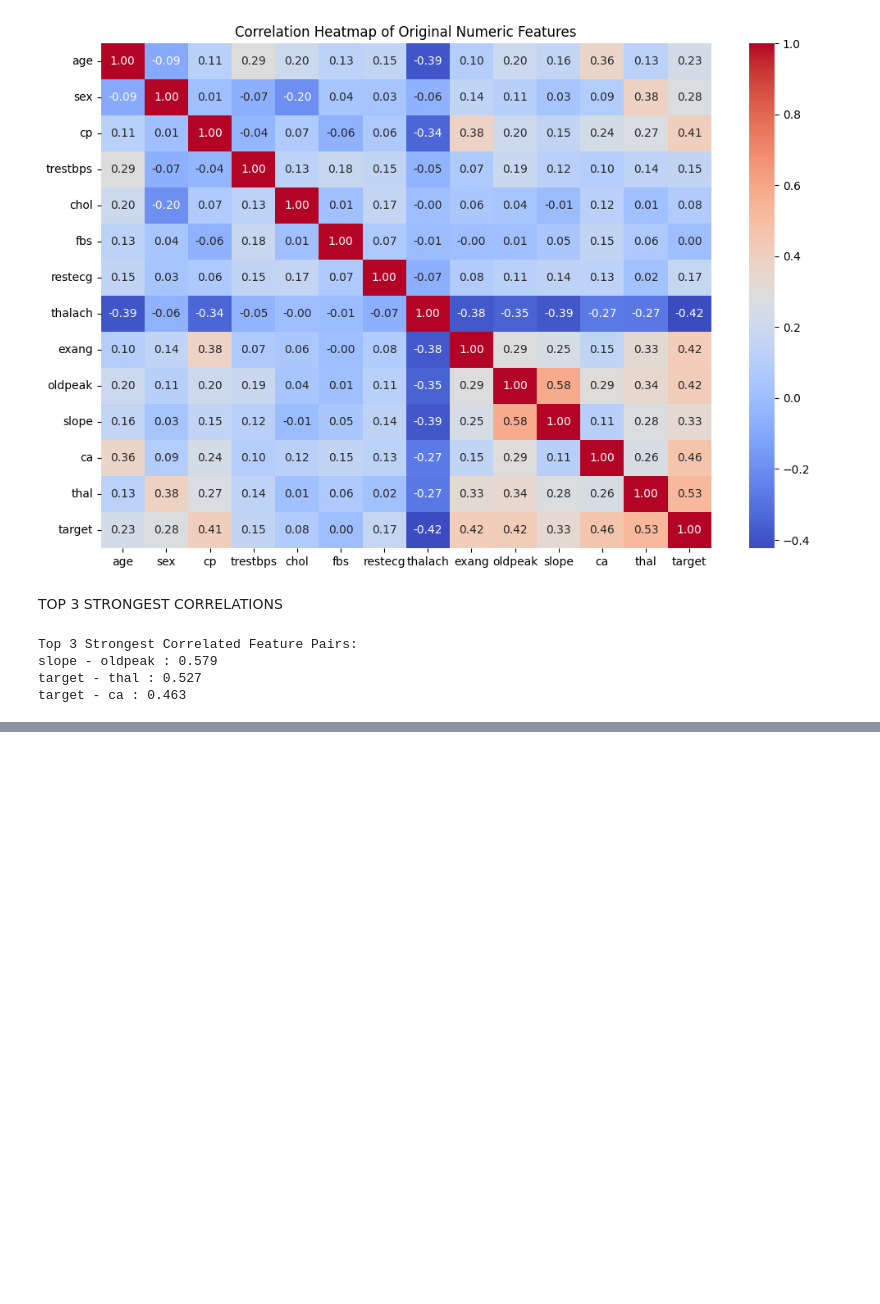
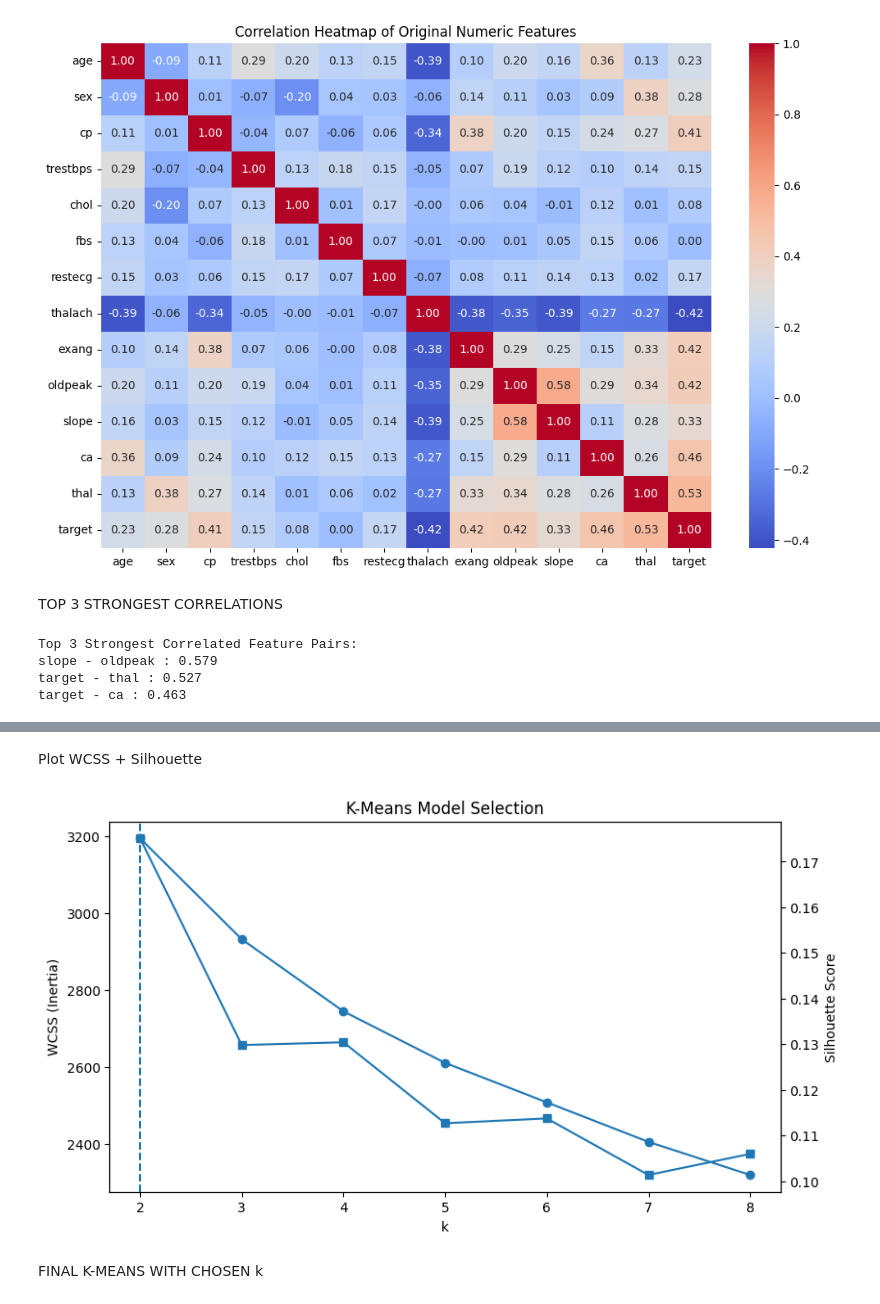
Before and after one commit to aneeqahabib/23i-2631_DM_4, a Jupyter notebook: 23i-2631.ipynb, the cells around one changed output, grey strips where cells are left out. Saved outputs shown, nothing was run; the diff lists cells and outputs as text; code cells hidden in the pictures; blank space fills up the shorter version.

```diff
--- a/23i-2631.ipynb
+++ b/23i-2631.ipynb
@@ -186,0 +203,7 @@ target - ca : 0.463
+# %%
+X_full = df.drop('target', axis=1)
+y_true = df['target']
+
+# Standardize full feature matrix
+scaler_unsup = StandardScaler()
+X_scaled = scaler_unsup.fit_transform(X_full)
@@ -186,0 +212,11 @@ target - ca : 0.463
+# %%
+k_values = range(2, 9)
+wcss = []
+sil_scores = []
+
+for k in k_values:
+    kmeans = KMeans(n_clusters=k, random_state=42, n_init=10)
+    labels = kmeans.fit_predict(X_scaled)
+
+    wcss.append(kmeans.inertia_)
+    sil_scores.append(silhouette_score(X_scaled, labels))
@@ -186,0 +225,12 @@ target - ca : 0.463
+# %%
+best_k = k_values[np.argmax(sil_scores)]
+
+print("WCSS values:")
+for k, val in zip(k_values, wcss):
+    print(f"k={k}: {val:.2f}")
+
+print("\nSilhouette Scores:")
+for k, val in zip(k_values, sil_scores):
+    print(f"k={k}: {val:.4f}")
+
+print(f"\nChosen k = {best_k}")
@@ -186,0 +257,21 @@ target - ca : 0.463
+# %% [markdown]
+Plot WCSS + Silhouette
+# %%
+fig, ax1 = plt.subplots(figsize=(9, 5))
+
+ax1.plot(k_values, wcss, marker='o')
+ax1.set_xlabel("k")
+ax1.set_ylabel("WCSS (Inertia)")
+
+ax2 = ax1.twinx()
+ax2.plot(k_values, sil_scores, marker='s')
+ax2.set_ylabel("Silhouette Score")
+
+ax1.axvline(best_k, linestyle='--')
+
+plt.title("K-Means Model Selection")
+plt.show()
+# %% [output]
+[figure, added]
+# %% [markdown]
+FINAL K-MEANS WITH CHOSEN k
```
Also changed, not shown: parts of 17 cells of this notebook.
